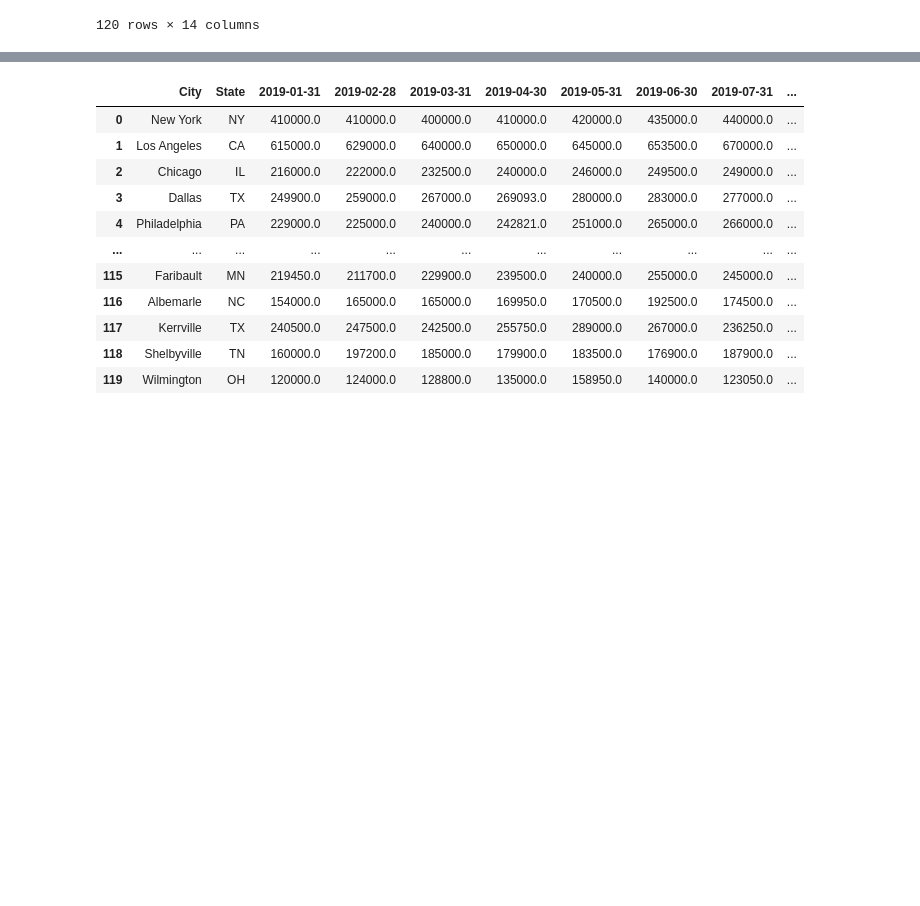
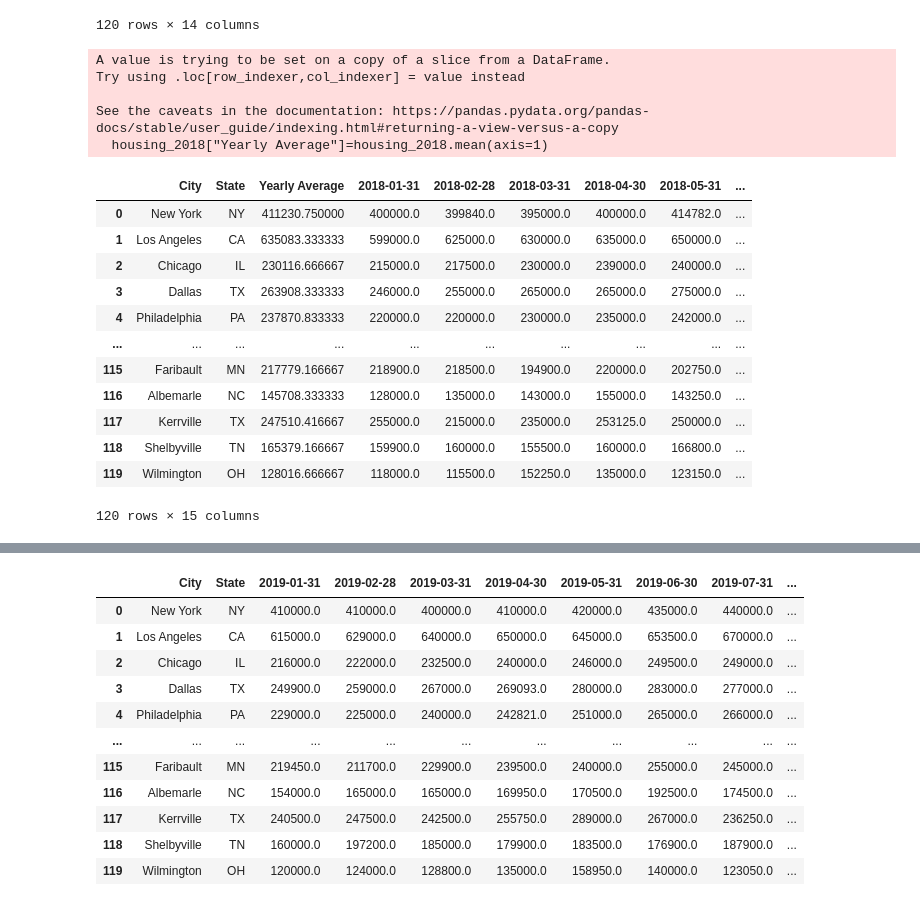
Before and after one commit to stellakk75/HousingMarketCOVID-19Project, a Jupyter notebook: HousingAnalysis.ipynb, the cells around one changed output, grey strips where cells are left out. Drawn from its saved outputs; the diff is of its cells as text; code cells hidden in the pictures; blank space fills up the shorter version.

```diff
--- a/HousingAnalysis.ipynb
+++ b/HousingAnalysis.ipynb
@@ -38,3 +38,31 @@ housing_2018
 | 118 | Shelbyville | TN | 159900.0 | 160000.0 | 155500.0 | 160000.0 | 166800.0 | 164000.0 | 162500.0 | ... |
 | 119 | Wilmington | OH | 118000.0 | 115500.0 | 152250.0 | 135000.0 | 123150.0 | 129000.0 | 137500.0 | ... |
 120 rows × 14 columns
+# %%
+#calculating yearly average of the house price
+housing_2018["Yearly Average"]=housing_2018.mean(axis=1)
+order = ['City', 'State', 'Yearly Average','2018-01-31','2018-02-28','2018-03-31',
+         '2018-04-30','2018-05-31','2018-06-30', '2018-07-31', '2018-08-31','2018-09-30',
+         '2018-10-31','2018-11-30', '2018-12-31']
+
+housing_2018 = housing_2018[order]
+housing_2018
+# %% [output]
+A value is trying to be set on a copy of a slice from a DataFrame.
+Try using .loc[row_indexer,col_indexer] = value instead
+
+See the caveats in the documentation: https://pandas.pydata.org/pandas-docs/stable/user_guide/indexing.html#returning-a-view-versus-a-copy
+  housing_2018["Yearly Average"]=housing_2018.mean(axis=1)
+|  | City | State | Yearly Average | 2018-01-31 | 2018-02-28 | 2018-03-31 | 2018-04-30 | 2018-05-31 | ... |
+| 0 | New York | NY | 411230.750000 | 400000.0 | 399840.0 | 395000.0 | 400000.0 | 414782.0 | ... |
+| 1 | Los Angeles | CA | 635083.333333 | 599000.0 | 625000.0 | 630000.0 | 635000.0 | 650000.0 | ... |
+| 2 | Chicago | IL | 230116.666667 | 215000.0 | 217500.0 | 230000.0 | 239000.0 | 240000.0 | ... |
+| 3 | Dallas | TX | 263908.333333 | 246000.0 | 255000.0 | 265000.0 | 265000.0 | 275000.0 | ... |
+| 4 | Philadelphia | PA | 237870.833333 | 220000.0 | 220000.0 | 230000.0 | 235000.0 | 242000.0 | ... |
+| ... | ... | ... | ... | ... | ... | ... | ... | ... | ... |
+| 115 | Faribault | MN | 217779.166667 | 218900.0 | 218500.0 | 194900.0 | 220000.0 | 202750.0 | ... |
+| 116 | Albemarle | NC | 145708.333333 | 128000.0 | 135000.0 | 143000.0 | 155000.0 | 143250.0 | ... |
+| 117 | Kerrville | TX | 247510.416667 | 255000.0 | 215000.0 | 235000.0 | 253125.0 | 250000.0 | ... |
+| 118 | Shelbyville | TN | 165379.166667 | 159900.0 | 160000.0 | 155500.0 | 160000.0 | 166800.0 | ... |
+| 119 | Wilmington | OH | 128016.666667 | 118000.0 | 115500.0 | 152250.0 | 135000.0 | 123150.0 | ... |
+120 rows × 15 columns
```
Also changed, not shown: parts of 14 cells of this notebook, 2 other files.
